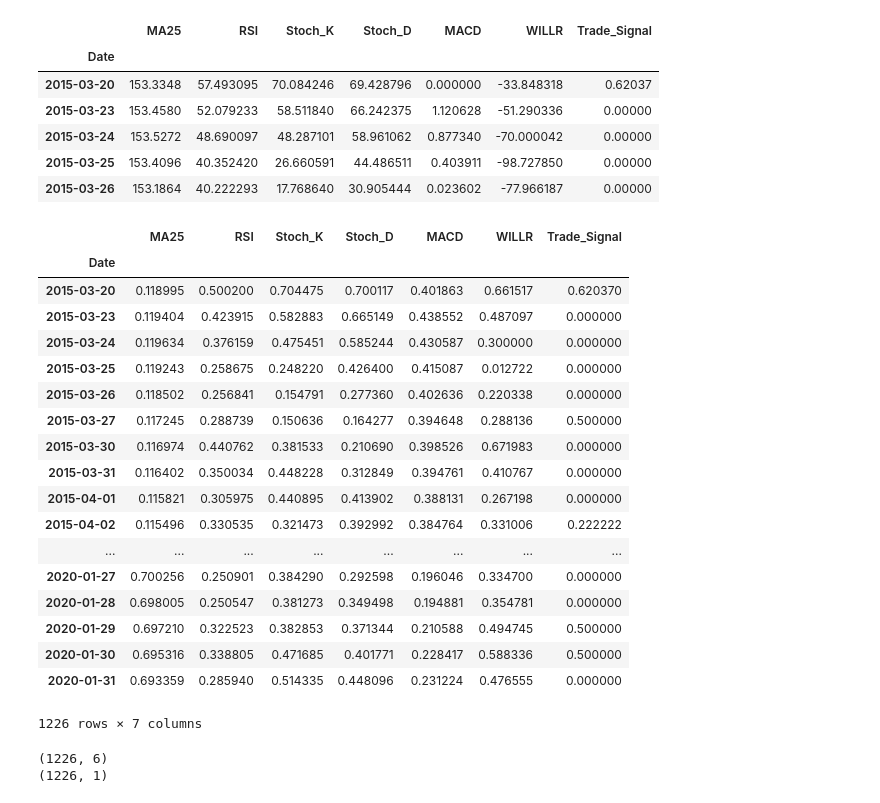
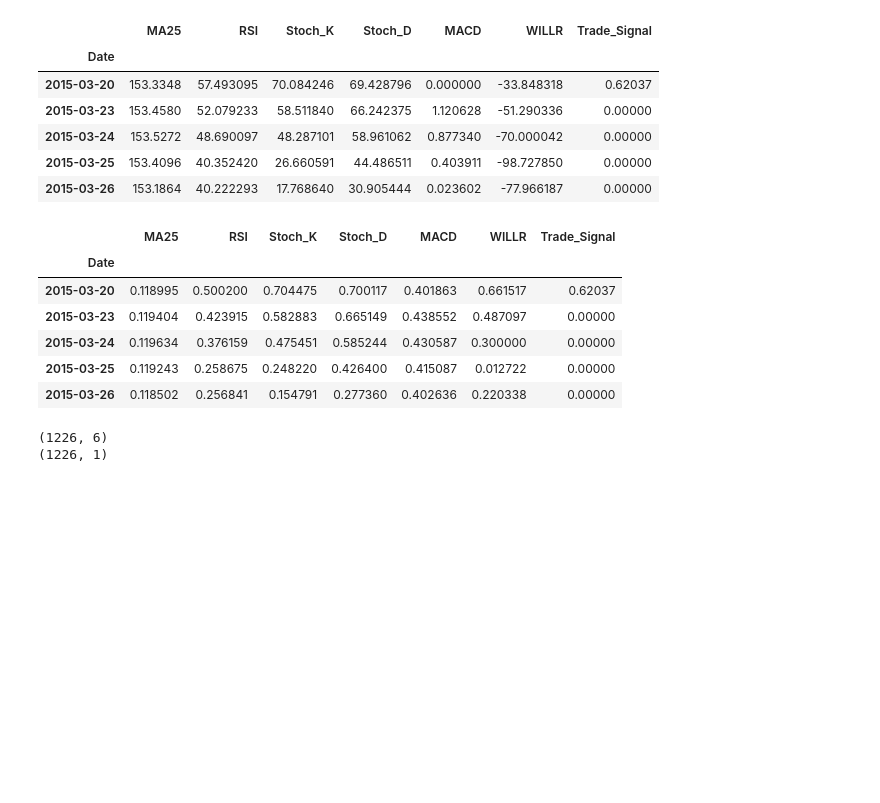
Before and after one commit to Jmaddalena42/Stock-Experiment, a Jupyter notebook: Experiment_X_ELM_2.ipynb, the cells around one changed output. Drawn from its saved outputs; the diff is of its cells as text; code cells hidden in the pictures; blank space fills up the shorter version.

```diff
--- a/Experiment_X_ELM_2.ipynb
+++ b/Experiment_X_ELM_2.ipynb
@@ -144,35 +144,23 @@ df2.head()
 # %%
 #5.5. Step 5: network structure creation and training using ELM
 
 target_column = ['Trade_Signal']
 predictors = list(set(list(df2.columns))-set(target_column))
 #line 3 here fufills the data normalization of Step 5.4
 df2[predictors] = (df2[predictors] - df2[predictors].min())/(df2[predictors].max() - df2[predictors].min())
 
 #df2.describe()
 #df2.info()
-# df2.head()
-df2
+df2.head()
+# df2
 # %% [output]
 |  | MA25 | RSI | Stoch_K | Stoch_D | MACD | WILLR | Trade_Signal |
 | Date |  |  |  |  |  |  |  |
-| 2015-03-20 | 0.118995 | 0.500200 | 0.704475 | 0.700117 | 0.401863 | 0.661517 | 0.620370 |
-| 2015-03-23 | 0.119404 | 0.423915 | 0.582883 | 0.665149 | 0.438552 | 0.487097 | 0.000000 |
-| 2015-03-24 | 0.119634 | 0.376159 | 0.475451 | 0.585244 | 0.430587 | 0.300000 | 0.000000 |
-| 2015-03-25 | 0.119243 | 0.258675 | 0.248220 | 0.426400 | 0.415087 | 0.012722 | 0.000000 |
-| 2015-03-26 | 0.118502 | 0.256841 | 0.154791 | 0.277360 | 0.402636 | 0.220338 | 0.000000 |
-| 2015-03-27 | 0.117245 | 0.288739 | 0.150636 | 0.164277 | 0.394648 | 0.288136 | 0.500000 |
-| 2015-03-30 | 0.116974 | 0.440762 | 0.381533 | 0.210690 | 0.398526 | 0.671983 | 0.000000 |
-| 2015-03-31 | 0.116402 | 0.350034 | 0.448228 | 0.312849 | 0.394761 | 0.410767 | 0.000000 |
-| 2015-04-01 | 0.115821 | 0.305975 | 0.440895 | 0.413902 | 0.388131 | 0.267198 | 0.000000 |
-| 2015-04-02 | 0.115496 | 0.330535 | 0.321473 | 0.392992 | 0.384764 | 0.331006 | 0.222222 |
-| ... | ... | ... | ... | ... | ... | ... | ... |
-| 2020-01-27 | 0.700256 | 0.250901 | 0.384290 | 0.292598 | 0.196046 | 0.334700 | 0.000000 |
-| 2020-01-28 | 0.698005 | 0.250547 | 0.381273 | 0.349498 | 0.194881 | 0.354781 | 0.000000 |
-| 2020-01-29 | 0.697210 | 0.322523 | 0.382853 | 0.371344 | 0.210588 | 0.494745 | 0.500000 |
-| 2020-01-30 | 0.695316 | 0.338805 | 0.471685 | 0.401771 | 0.228417 | 0.588336 | 0.500000 |
-| 2020-01-31 | 0.693359 | 0.285940 | 0.514335 | 0.448096 | 0.231224 | 0.476555 | 0.000000 |
+| 2015-03-20 | 0.118995 | 0.500200 | 0.704475 | 0.700117 | 0.401863 | 0.661517 | 0.62037 |
+| 2015-03-23 | 0.119404 | 0.423915 | 0.582883 | 0.665149 | 0.438552 | 0.487097 | 0.00000 |
+| 2015-03-24 | 0.119634 | 0.376159 | 0.475451 | 0.585244 | 0.430587 | 0.300000 | 0.00000 |
+| 2015-03-25 | 0.119243 | 0.258675 | 0.248220 | 0.426400 | 0.415087 | 0.012722 | 0.00000 |
+| 2015-03-26 | 0.118502 | 0.256841 | 0.154791 | 0.277360 | 0.402636 | 0.220338 | 0.00000 |
-1226 rows × 7 columns
 # %%
 X = df2[predictors]
 
```
Also changed, not shown: parts of 3 cells of this notebook.
